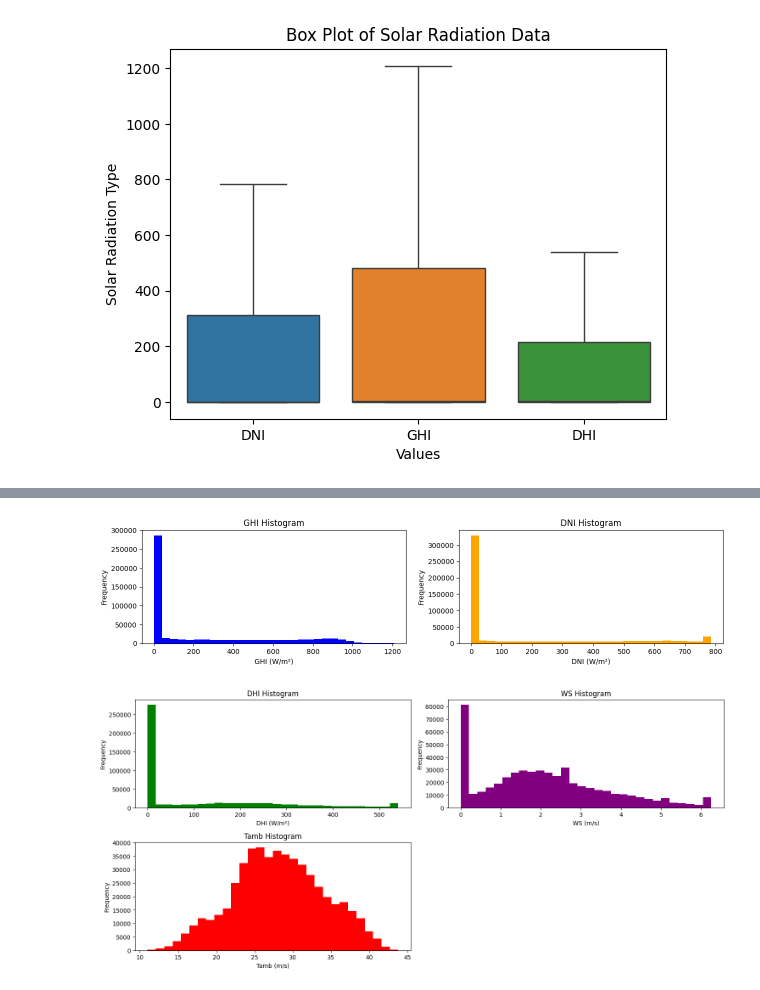
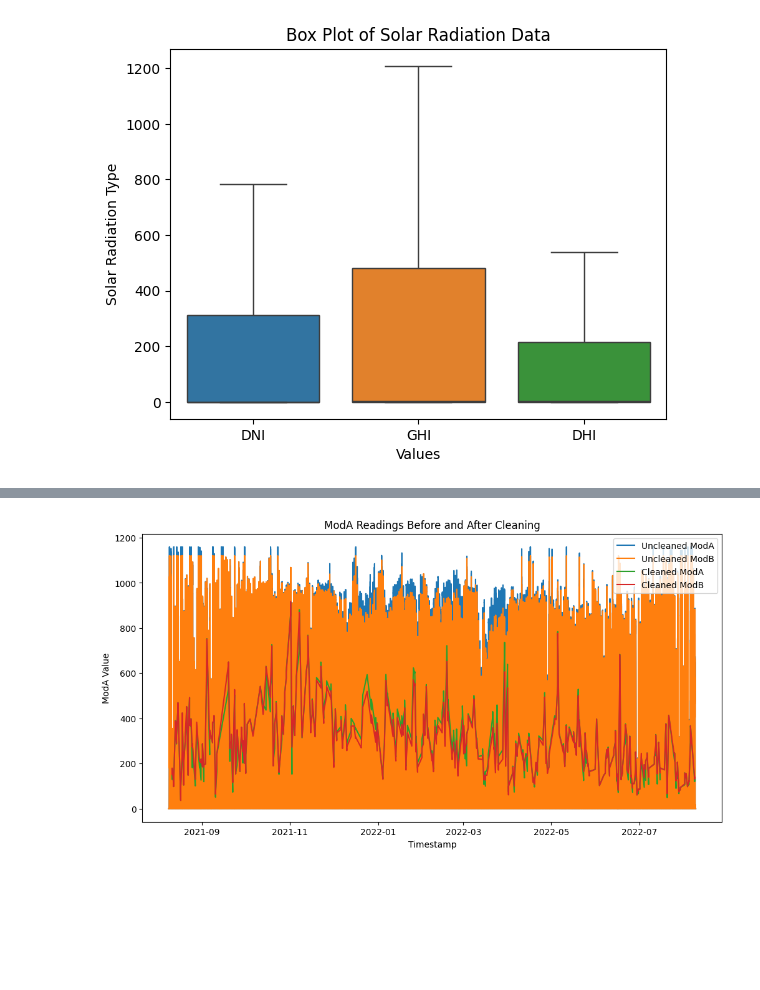
Before and after one commit to GuleWako/10Academy-Week-0-Solar-Radiation-Data-Analysis, a Jupyter notebook: notebooks/solarRadiationEmpl.ipynb, the cells around one changed output, grey strips where cells are left out. Drawn from its saved outputs; the diff is of its cells as text; code cells hidden in the pictures; blank space fills up the shorter version.

```diff
--- a/notebooks/solarRadiationEmpl.ipynb
+++ b/notebooks/solarRadiationEmpl.ipynb
@@ -286,45 +198,6 @@ plt.show()
-# %%
-# sns.histplot(data['GHI'], bins=30, kde=True)
-# plt.title('Histogram of GHI')
-# plt.xlabel('GHI')
-# plt.ylabel('Frequency')
-# plt.show()
-
-plt.figure(figsize=(15, 10))
-plt.subplot(3, 2, 1)
-plt.hist(data['GHI'], bins=30, color='blue')
-plt.title('GHI Histogram')
-plt.xlabel('GHI (W/m²)')
-plt.ylabel('Frequency')
-
-plt.subplot(3, 2, 2)
-plt.hist(data['DNI'], bins=30, color='orange')
-plt.title('DNI Histogram')
-plt.xlabel('DNI (W/m²)')
-plt.ylabel('Frequency')
-
-plt.figure(figsize=(15, 10))
-plt.subplot(3, 2, 3)
-plt.hist(data['DHI'], bins=30, color='green')
-plt.title('DHI Histogram')
-plt.xlabel('DHI (W/m²)')
-plt.ylabel('Frequency')
-
-plt.subplot(3, 2, 4)
-plt.hist(data['WS'], bins=30, color='purple')
-plt.title('WS Histogram')
-plt.xlabel('WS (m/s)')
-plt.ylabel('Frequency')
-
-plt.subplot(3, 2, 5)
-plt.hist(data['Tamb'], bins=30, color='red')
-plt.title('Tamb Histogram')
-plt.xlabel('Tamb (m/s)')
-plt.ylabel('Frequency')
-# ... continue for DHI, WS, and Tamb
-
-plt.tight_layout()
-plt.show()
-# %% [output]
-[figure, removed]
-[figure, removed]
+# %%
+
+from scripts.solarRadiationData import evaluateImpactofCleaningOvertime
+evaluateImpactofCleaningOvertime(cleaned_data,uncleaned_data)
+# %% [output]
+[figure, added]
```
Also changed, not shown: parts of 21 cells of this notebook, 2 other files.
